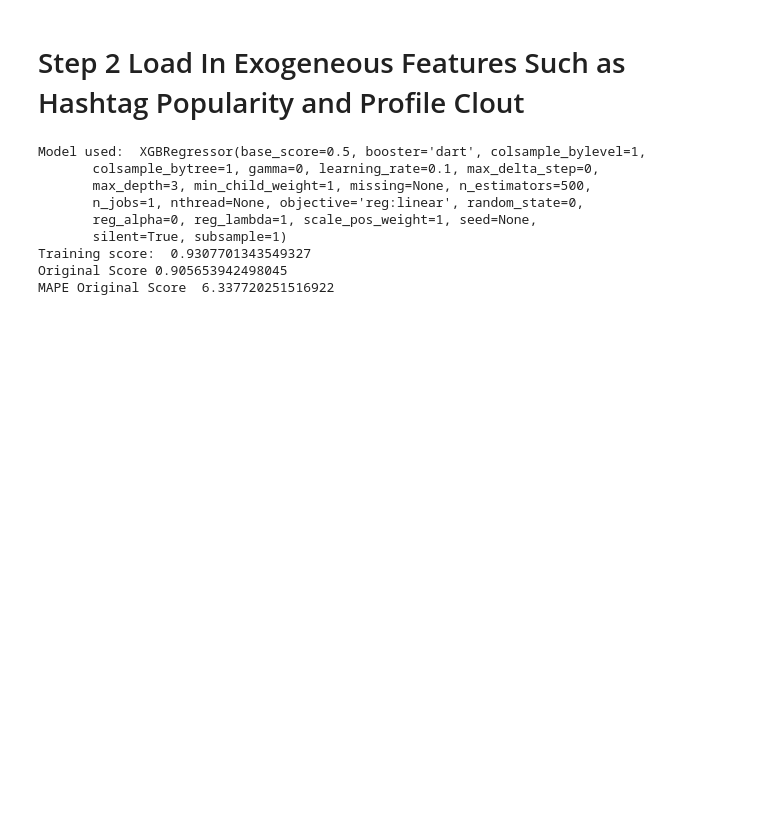
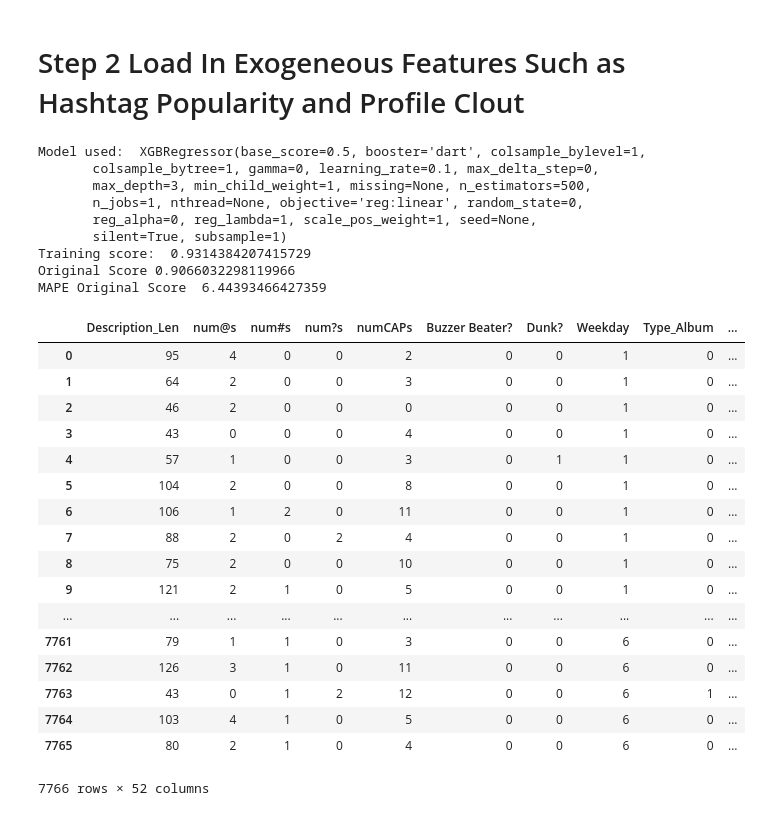
Before and after one commit to nkasmanoff/nbahackathon2k19, a Jupyter notebook: business/Model Final Format.ipynb, the cells around one changed output. Saved outputs shown, nothing was run; the diff lists cells and outputs as text; code cells hidden in the pictures; blank space fills up the shorter version.

```diff
--- a/business/Model Final Format.ipynb
+++ b/business/Model Final Format.ipynb
@@ -60,3 +61 @@ instas['Weekday'] = instas['Date'].apply(lambda z: z.weekday())
 instas['Year'] = instas['Created'].apply(lambda z: z.split('-')[0])
-# %%
-instas.drop(columns=['Date','Time'],inplace=True)
@@ -73,17 +161,14 @@ def normalize(df):
         result[feature_name] = (df[feature_name] - min_value) / (max_value - min_value)
     return result
 
-X = instas.drop(columns=['Engagements','Description','Created','Followers at Posting']).copy()
-
+X = instas.drop(columns=['Date','Time','Engagements','Description','Created','Followers at Posting']).copy()
 X = pd.get_dummies(X)
 
-X_norm  = normalize(X)
-
 y = instas['Engagements']
 # %%
 from sklearn.model_selection import train_test_split
 import xgboost as xgb
-X_train, X_test, y_train, y_test = train_test_split(X_norm, y, test_size=0.4)
+X_train, X_test, y_train, y_test = train_test_split(X, y, test_size=0.4)
 
 model = xgb.XGBRegressor(n_estimators=500,booster='dart')#choice(models)
 
@@ -110,6 +195,27 @@ Model used:  XGBRegressor(base_score=0.5, booster='dart', colsample_bylevel=1,
        n_jobs=1, nthread=None, objective='reg:linear', random_state=0,
        reg_alpha=0, reg_lambda=1, scale_pos_weight=1, seed=None,
        silent=True, subsample=1)
-Training score:  0.9307701343549327
-Original Score 0.905653942498045
-MAPE Original Score  6.337720251516922
+Training score:  0.9314384207415729
+Original Score 0.9066032298119966
+MAPE Original Score  6.44393466427359
+# %%
+X
+# %% [output]
+|  | Description_Len | num@s | num#s | num?s | numCAPs | Buzzer Beater? | Dunk? | Weekday | Type_Album | ... |
+| 0 | 95 | 4 | 0 | 0 | 2 | 0 | 0 | 1 | 0 | ... |
+| 1 | 64 | 2 | 0 | 0 | 3 | 0 | 0 | 1 | 0 | ... |
+| 2 | 46 | 2 | 0 | 0 | 0 | 0 | 0 | 1 | 0 | ... |
+| 3 | 43 | 0 | 0 | 0 | 4 | 0 | 0 | 1 | 0 | ... |
+| 4 | 57 | 1 | 0 | 0 | 3 | 0 | 1 | 1 | 0 | ... |
+| 5 | 104 | 2 | 0 | 0 | 8 | 0 | 0 | 1 | 0 | ... |
+| 6 | 106 | 1 | 2 | 0 | 11 | 0 | 0 | 1 | 0 | ... |
+| 7 | 88 | 2 | 0 | 2 | 4 | 0 | 0 | 1 | 0 | ... |
+| 8 | 75 | 2 | 0 | 0 | 10 | 0 | 0 | 1 | 0 | ... |
+| 9 | 121 | 2 | 1 | 0 | 5 | 0 | 0 | 1 | 0 | ... |
+| ... | ... | ... | ... | ... | ... | ... | ... | ... | ... | ... |
+| 7761 | 79 | 1 | 1 | 0 | 3 | 0 | 0 | 6 | 0 | ... |
+| 7762 | 126 | 3 | 1 | 0 | 11 | 0 | 0 | 6 | 0 | ... |
+| 7763 | 43 | 0 | 1 | 2 | 12 | 0 | 0 | 6 | 1 | ... |
+| 7764 | 103 | 4 | 1 | 0 | 5 | 0 | 0 | 6 | 0 | ... |
+| 7765 | 80 | 2 | 1 | 0 | 4 | 0 | 0 | 6 | 0 | ... |
+7766 rows × 52 columns
```
Also changed, not shown: parts of 3 cells of this notebook, 2 other files.
